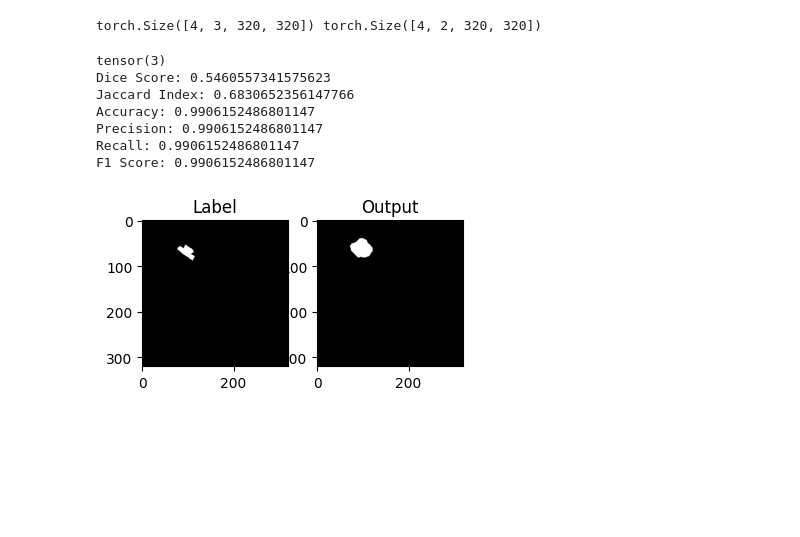
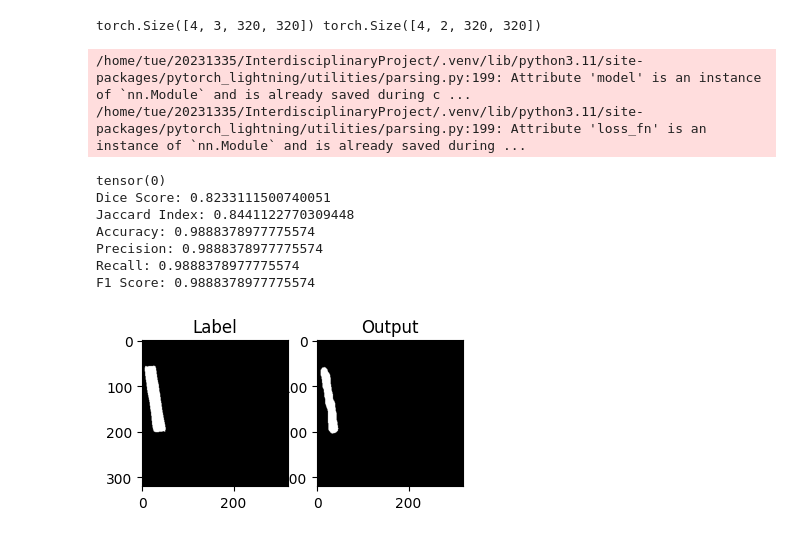
Before and after one commit to Tiburso/EnerVision, a Jupyter notebook: dataloaders.ipynb, the cells around one changed output. Saved outputs shown, nothing was run; the diff lists cells and outputs as text; code cells hidden in the pictures; blank space fills up the shorter version.

```diff
--- a/dataloaders.ipynb
+++ b/dataloaders.ipynb
@@ -120,7 +118,7 @@ task = "multiclass"
 num_classes = 2
 
 # Loop on train dataloader until mask is not just zeros
-for image, label in train_dataloader:
+for image, label in test_loader:
     # Check if the second channel of any of the batches is not all zeros
     if (label[:, 1] != 0).any():
         id = (label[:, 1] != 0).nonzero(as_tuple=True)[0][0]
@@ -132,38 +130,40 @@ for image, label in train_dataloader:
 model.eval()
 with torch.no_grad():
     output = model(image)
 
     output = output[id]
     label = label[id]
 
     # sigmoid_predictions = torch.sigmoid(output)
     # output_predictions = (torch.sigmoid(output) > 0.1).float().squeeze()
     output_predictions = output.argmax(dim=0).float().squeeze()
     label = label.argmax(dim=0).float().squeeze()
 
     print(f"Dice Score: {dice(output_predictions, label.int())}")
     print(f"Jaccard Index: {jaccard_index(output_predictions, label, task=task, num_classes=num_classes)}")
     print(f"Accuracy: {accuracy(output_predictions, label, task=task, num_classes=num_classes)}")
     print(f"Precision: {precision(output_predictions, label, task=task, num_classes=  num_classes)}")
     print(f"Recall: {recall(output_predictions, label, task=task, num_classes=num_classes)}")
     print(f"F1 Score: {f1_score(output_predictions, label, task=task, num_classes=num_classes)}")
 
     plt.subplot(1, 3, 2)
     plt.imshow(label, cmap="gray")
     plt.title("Label")
 
     plt.subplot(1, 3, 3)
     r = Image.fromarray(output_predictions.byte().cpu().numpy())
     plt.imshow(r, cmap="gray")
     plt.title("Output")
 
     plt.show()
 # %% [output]
-tensor(3)
-Dice Score: 0.5460557341575623
-Jaccard Index: 0.6830652356147766
-Accuracy: 0.9906152486801147
-Precision: 0.9906152486801147
-Recall: 0.9906152486801147
-F1 Score: 0.9906152486801147
+/home/tue/20231335/InterdisciplinaryProject/.venv/lib/python3.11/site-packages/pytorch_lightning/utilities/parsing.py:199: Attribute 'model' is an instance of `nn.Module` and is already saved during c ...
+/home/tue/20231335/InterdisciplinaryProject/.venv/lib/python3.11/site-packages/pytorch_lightning/utilities/parsing.py:199: Attribute 'loss_fn' is an instance of `nn.Module` and is already saved during ...
+tensor(0)
+Dice Score: 0.8233111500740051
+Jaccard Index: 0.8441122770309448
+Accuracy: 0.9888378977775574
+Precision: 0.9888378977775574
+Recall: 0.9888378977775574
+F1 Score: 0.9888378977775574
-[figure, old version]
+[figure, new version]
```
Also changed, not shown: parts of 1 cell of this notebook, 2 other files.
